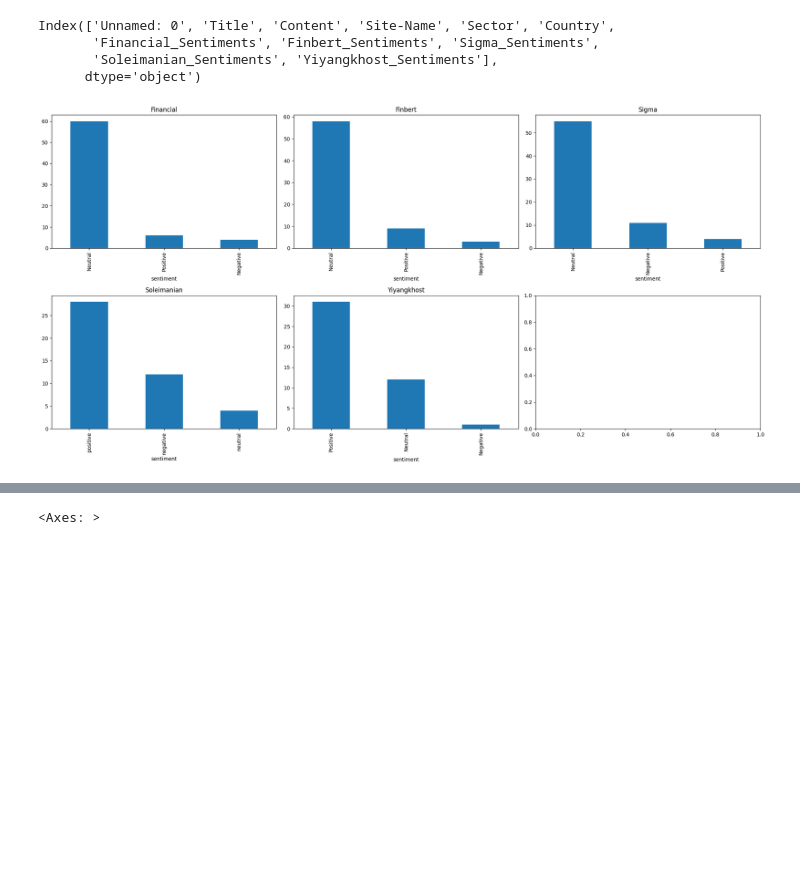
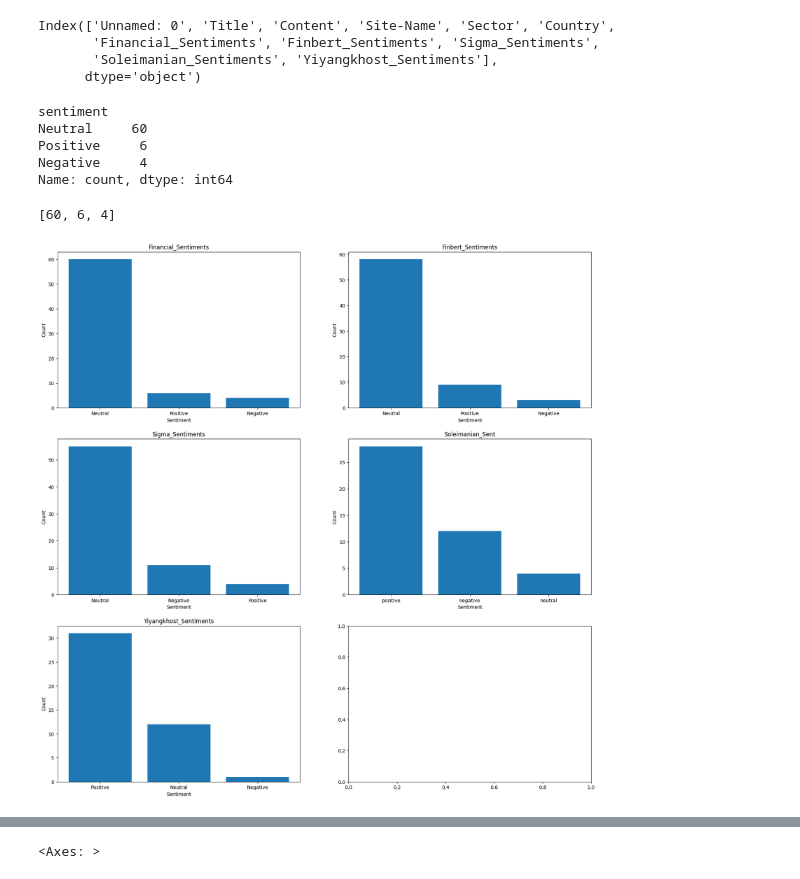
Before and after one commit to GreyScaling/Financial-Loan-Sector-Analysis, a Jupyter notebook: sentiment_analysis/sentiment.ipynb, the cells around one changed output, grey strips where cells are left out. Drawn from its saved outputs; the diff is of its cells as text; code cells hidden in the pictures; blank space fills up the shorter version.

```diff
--- a/sentiment_analysis/sentiment.ipynb
+++ b/sentiment_analysis/sentiment.ipynb
@@ -466,24 +466,34 @@ Index(['Unnamed: 0', 'Title', 'Content', 'Site-Name', 'Sector', 'Country',
        'Financial_Sentiments', 'Finbert_Sentiments', 'Sigma_Sentiments',
        'Soleimanian_Sentiments', 'Yiyangkhost_Sentiments'],
       dtype='object')
-# %%
-# make subplot for all the dataframes 'sentiment'
-
-fig, ax = plt.subplots(2,3, figsize=(20,10))
-
-dataframes = [financial_sentiments, finbert_sentiments, sigma_sentiments, soleimanian_sentiments, yiyangkhost_sentiments]
-titles = ['Financial', 'Finbert', 'Sigma', 'Soleimanian', 'Yiyangkhost']
-
-for i, df in enumerate(dataframes):
-  row = i // 3
-  col = i % 3
-  df['sentiment'].value_counts().plot(kind='bar', ax=ax[row, col])
-  ax[row][col].set_title(titles[i])
-
-plt.tight_layout()
-plt.show()
-# %% [output]
-[figure, removed]
+# %%
+financial_sentiments['sentiment'].value_counts()
+# %% [output]
+sentiment
+Neutral     60
+Positive     6
+Negative     4
+Name: count, dtype: int64
+# %%
+financial_sentiments['sentiment'].value_counts().values.tolist()
+# %% [output]
+[60, 6, 4]
+# %%
+plt.subplots(3,2, figsize=(20, 20))
+
+models = [financial_sentiments, finbert_sentiments, sigma_sentiments, soleimanian_sentiments, yiyangkhost_sentiments]
+models_name = ['Financial_Sentiments', 'Finbert_Sentiments', 'Sigma_Sentiments', 'Soleimanian_Sent', 'Yiyangkhost_Sentiments']
+
+# plot bar plot for each model
+
+for i in range(len(models)):
+  plt.subplot(3, 2, i+1)
+  plt.bar(models[i]['sentiment'].value_counts().index, models[i]['sentiment'].value_counts().values)
+  plt.title(models_name[i])
+  plt.xlabel('Sentiment')
+  plt.ylabel('Count')
+# %% [output]
+[figure, added]
 # %%
 map_dict = {
   "Neutral": 0,
```
Also changed, not shown: parts of 10 cells of this notebook.
